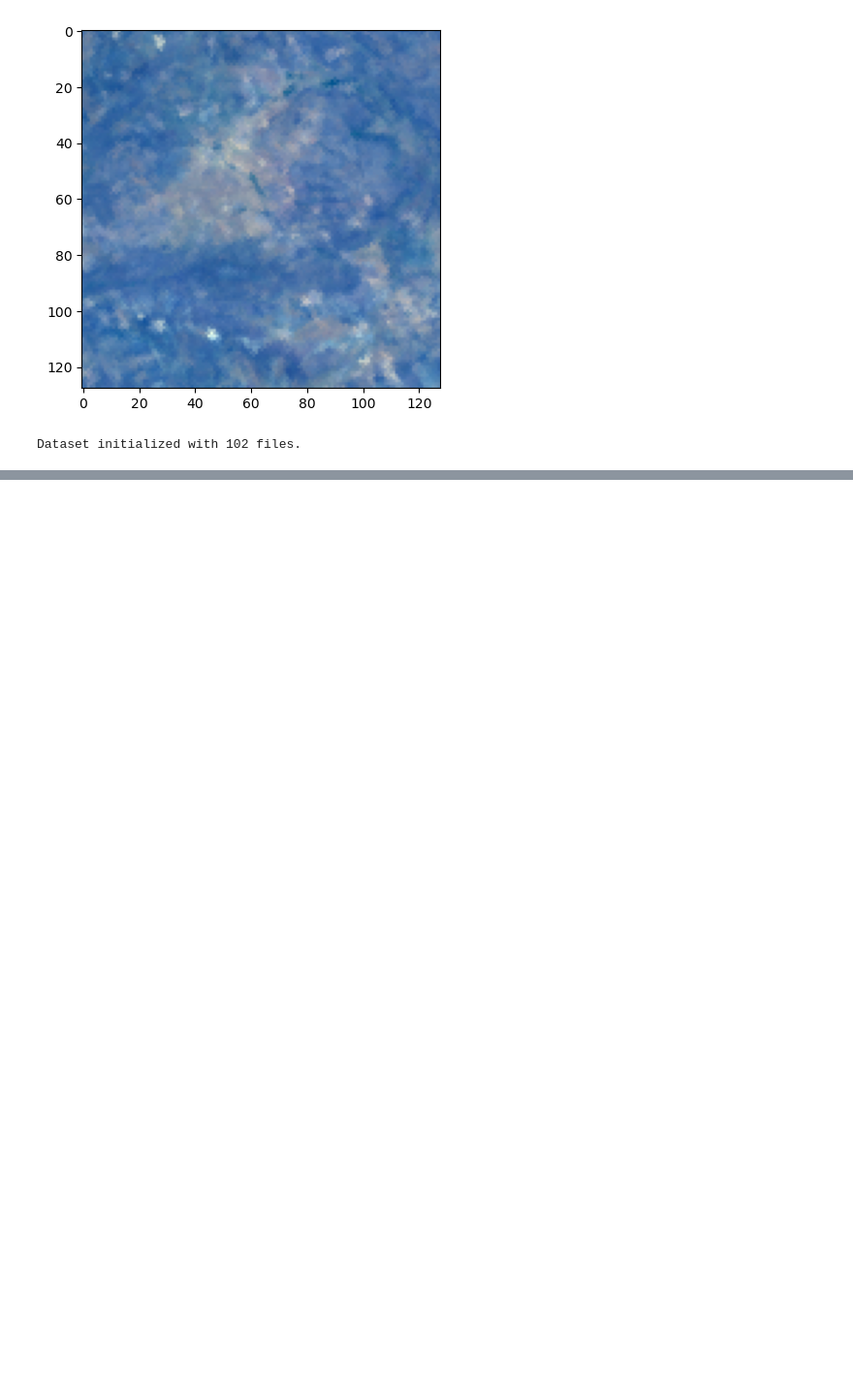
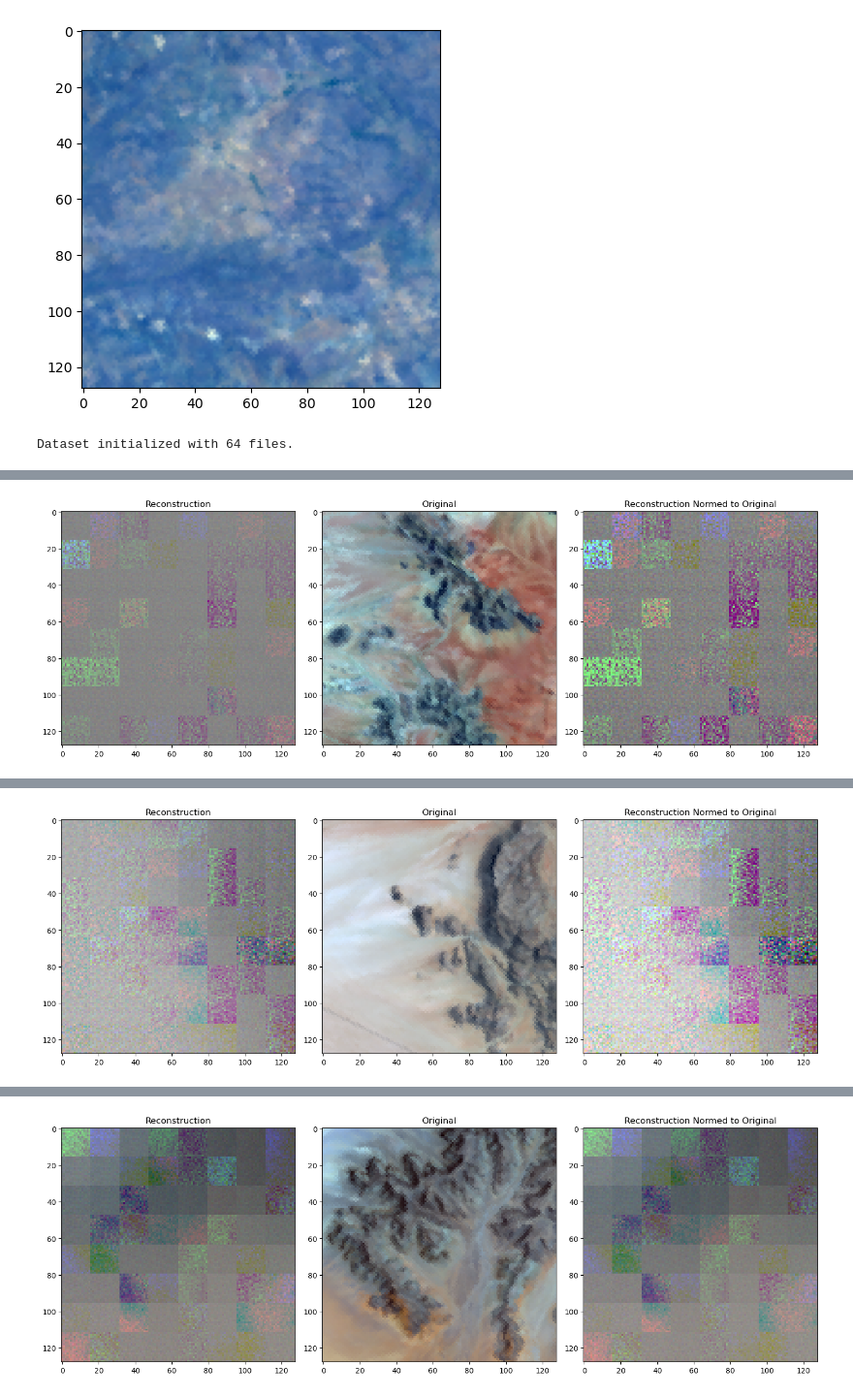
Before and after one commit to Sea-Meets-the-Stars/pauls-EMIT-HSI-transformer-stuff, a Jupyter notebook: simple_mae_encoder/train.ipynb, the cells around one changed output, grey strips where cells are left out. Shown at 97% size. Cells and saved outputs as stored; diff of their text form; code cells hidden in the pictures; blank space fills up the shorter version.

Commit message:
training on 64 datapoints looks good

```diff
--- a/simple_mae_encoder/train.ipynb
+++ b/simple_mae_encoder/train.ipynb
@@ -23,17 +23,17 @@ u.visualize_hypercube(u.unnormalize_chip(h5_array, chip_mean, chip_std))
 [figure]
 # %%
 # Training Setup:
-num_epochs = 1200
+num_epochs = 240
 report_every = 10
-vis_every = 100
-batch_size = 32
+vis_every = 40
+batch_size = 64
 
 learning_rate_schedule = [0.001, 0.0003, 0.0001]  #Model shows instability at 0.003, 0.001 seems safe
-learning_rate_schedule_step = 400
+learning_rate_schedule_step = 80
 
 masking_ratio = 0.75  #if masking ration is 0, must use mse loss instead of masked loss
 num_restarts = 3
-restart_epochs = 100
+restart_epochs = 10
 restart_lr = learning_rate_schedule[0]
 
 # Model Setup:
@@ -42,21 +42,21 @@ model = m.SimpleHyperspectralMAEEncoder(masking_ratio=masking_ratio).to(device)
 optimizer = torch.optim.AdamW(model.parameters(), lr=learning_rate_schedule[0], weight_decay=0.05)
 
 # chip = torch.from_numpy(h5_array).unsqueeze(0).to(device)
-# batch = chip.repeat(batch_size, 1, 1, 1)
+# overfit_batch = chip.repeat(batch_size, 1, 1, 1)
 
 #Dataset:
 data_dir = "/root/emit_data/20230107T082416"
-dataset = u.HyperspectralDataset(data_dir)
+dataset = u.HyperspectralDataset(data_dir, max_files=64)
 
 dataloader = DataLoader(
     dataset,
     batch_size=batch_size,
     shuffle=True,
-    num_workers=4,     # Adjust based on your CPU cores
+    num_workers=8,     # Adjust based on your CPU cores
     pin_memory=True    # Speeds up CPU to GPU transfers
 )
 # %% [output]
-Dataset initialized with 102 files.
+Dataset initialized with 64 files.
 # %%
 # Overfit single chip:
 
@@ -70,10 +70,12 @@ best_restart = -1
 for restart in range(num_restarts):
     torch.manual_seed(restart)
     trial_model = m.SimpleHyperspectralMAEEncoder(masking_ratio=masking_ratio).to(device)
-    trial_optimizer = torch.optim.Adam(trial_model.parameters(), lr=restart_lr)
+    trial_optimizer = torch.optim.AdamW(trial_model.parameters(), lr=restart_lr, weight_decay=0.05)
 
     trial_model.train()
     for epoch in range(restart_epochs):
+        epoch_loss = 0
+
         for batch in dataloader:
             batch = batch.to(device)
             # 1. Zero Gradients before forward/backward pass:
@@ -89,7 +91,9 @@ for restart in range(num_restarts):
             scaler.step(trial_optimizer)
             scaler.update()
 
-    final_loss = loss.item()
+            epoch_loss += loss.item()
+
+    final_loss = epoch_loss / len(dataloader)
     print(f"Restart {restart}, Final Loss: {final_loss:.4f}")
 
     if final_loss < best_loss:
@@ -104,6 +108,8 @@ print(f"Best Restart: {best_restart}, Best Loss: {best_loss:.4f}")
 model.load_state_dict(best_state)
 model.train()
 for i, epoch in enumerate(range(num_epochs)):
+    epoch_loss = 0.0
+
     # Learning Rate Updater:
     if i % learning_rate_schedule_step == 0:
         optimizer.param_groups[0]['lr'] = learning_rate_schedule[i // learning_rate_schedule_step]
@@ -128,14 +134,30 @@ for i, epoch in enumerate(range(num_epochs)):
         scaler.step(optimizer)
         scaler.update()
 
+        epoch_loss += loss.item()
+
     #Report:
     if (epoch + 1) % report_every == 0:
-        print(f"Epoch {epoch+1}, Loss: {loss.item():.4f}")
+        avg_loss = epoch_loss / len(dataloader)
+        print(f"Epoch {epoch+1}, Loss: {avg_loss:.4f}")
 
     #Visualization:
     if (epoch + 1) % vis_every == 0:
-        chip = batch[0][0].numpy()
-        pred_hwc = model.reconstruct(chip)
-        u.visualize_reconstruction(pred_hwc[0].cpu().numpy(), h5_array)
-        plt.show()
+        model.eval() # Temporarily put in eval mode
+        with torch.no_grad():
+            # 1. Grab a single chip properly formatted for the model (1, H, W, C)
+            single_chip = batch[0].unsqueeze(0)
+
+            # 2. Get predictions
+            pred_hwc = model.reconstruct(single_chip)
+
+            # 3. Pull data to CPU and numpy, using .detach() safely
+            pred_np = pred_hwc[0].detach().cpu().numpy()
+            orig_np = single_chip[0].cpu().numpy()
+
+            # 4. Visualize
+            u.visualize_reconstruction(pred_np, orig_np)
+            # plt.show() # Assuming this is handled inside your u.visualize_reconstruction
+
+        model.train() # Put back into train mode!
 # %% [output]
@@ -142,0 +173 @@ KeyboardInterrupt:
+[figure, added]
@@ -142,0 +178 @@ KeyboardInterrupt:
+[figure, added]
@@ -142,0 +184 @@ KeyboardInterrupt:
+[figure, added]
```
Also changed, not shown: parts of 2 cells of this notebook.
